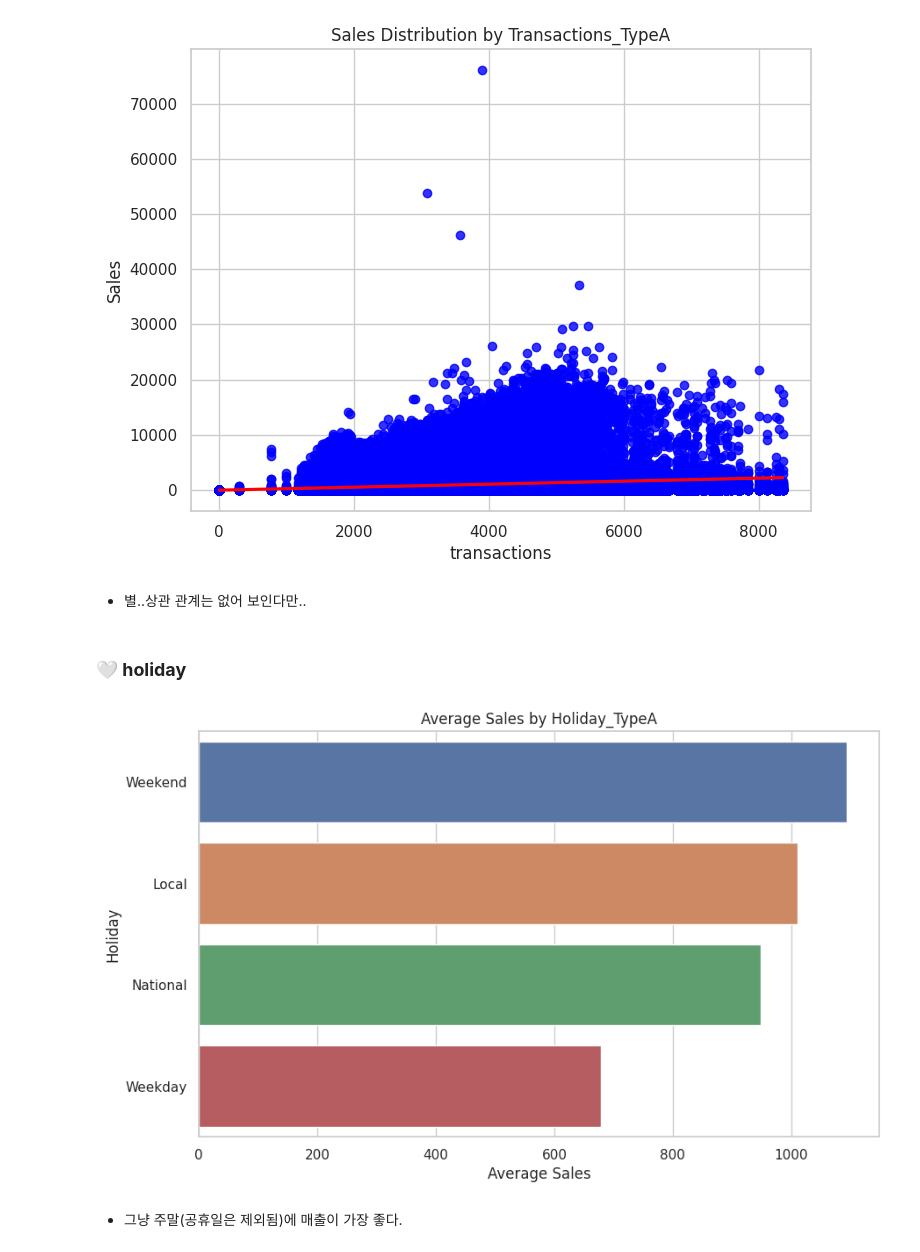
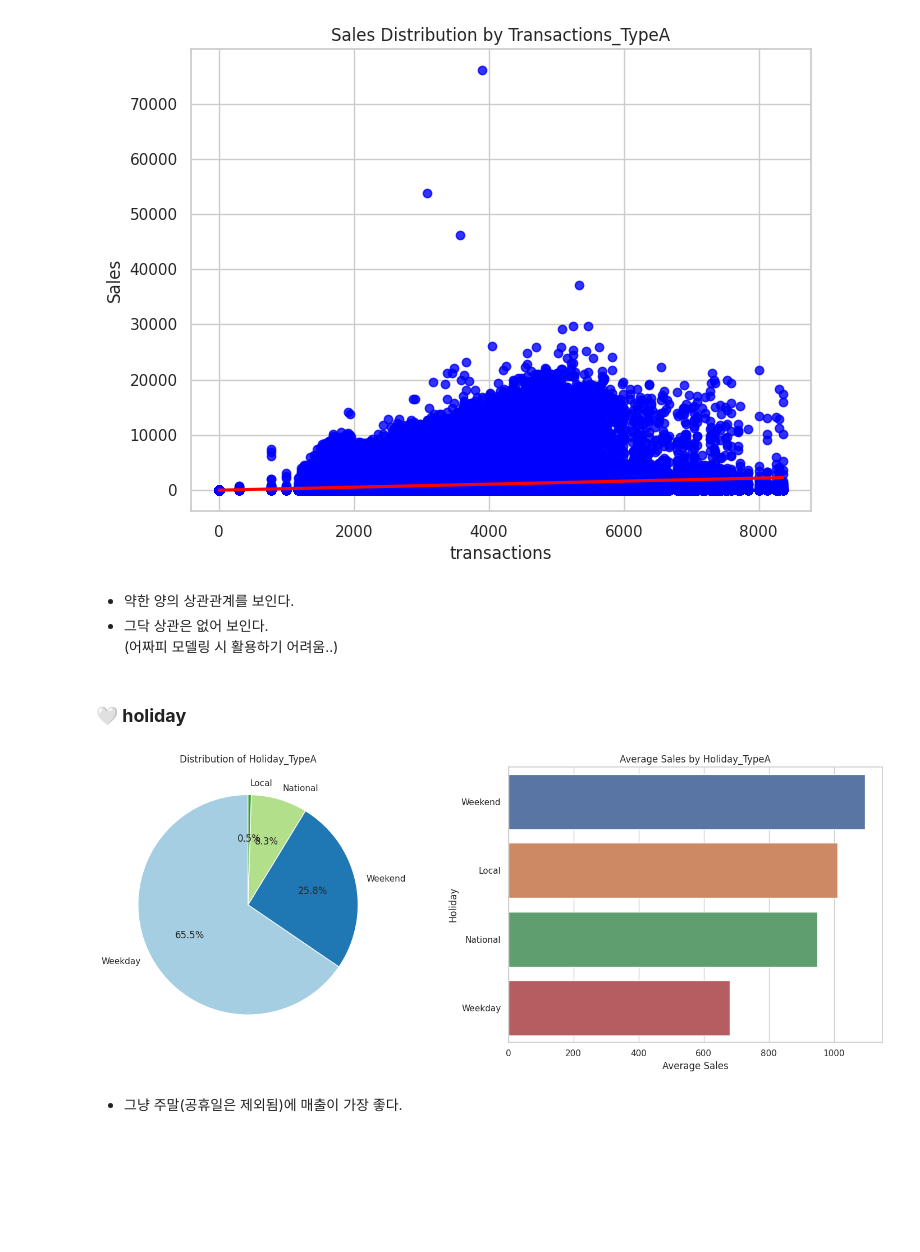
Before and after one commit to rhehgus02/Store-Sales-Forecasting2, a Jupyter notebook: 3_EDA.ipynb, the cells around one changed output. Drawn from its saved outputs; the diff is of its cells as text; code cells hidden in the pictures; blank space fills up the shorter version.

```diff
--- a/3_EDA.ipynb
+++ b/3_EDA.ipynb
@@ -593,27 +775,33 @@ plt.ylabel('Sales')
 plt.show()
 # %% [output]
 [figure]
-# %% [markdown]
-- 별..상관 관계는 없어 보인다만..
+# %% [markdown]
+- 약한 양의 상관관계를 보인다.
+- 그닥 상관은 없어 보인다.
+(어짜피 모델링 시 활용하기 어려움..)
 # %% [markdown]
 ### **🤍 holiday**
 # %%
-### 휴일 유형별 매출
+plt.figure(figsize=(15, 6))
 
-# 각 휴일 유형별로 'sales'의 평균을 계산하고, 내림차순으로 정렬
+# 첫 번째 subplot: 파이 차트
+plt.subplot(1, 2, 1)
+holiday_counts = typeA['holiday'].value_counts()
+plt.pie(holiday_counts, labels=holiday_counts.index, autopct='%1.1f%%', startangle=90, colors=plt.cm.Paired.colors)
+plt.title('Distribution of Holiday_TypeA')
+
+# 두 번째 subplot: 막대 그래프
+plt.subplot(1, 2, 2)
 average_sales_by_holiday = typeA.groupby('holiday')['sales'].mean().sort_values(ascending=False)
-
-## 시각화
-plt.figure(figsize=(10, 6))
 sns.barplot(x='sales', y='holiday', data=typeA, order=average_sales_by_holiday.index, ci=None)
 
-# 그래프 제목 및 레이블 설정
 plt.title('Average Sales by Holiday_TypeA')
 plt.xlabel('Average Sales')
 plt.ylabel('Holiday')
+plt.tight_layout()
 plt.show()
 # %% [output]
-[figure, old version]
+[figure, new version]
 # %% [markdown]
 - 그냥 주말(공휴일은 제외됨)에 매출이 가장 좋다.
 # %% [markdown]
```
Also changed, not shown: parts of 100 cells of this notebook.
